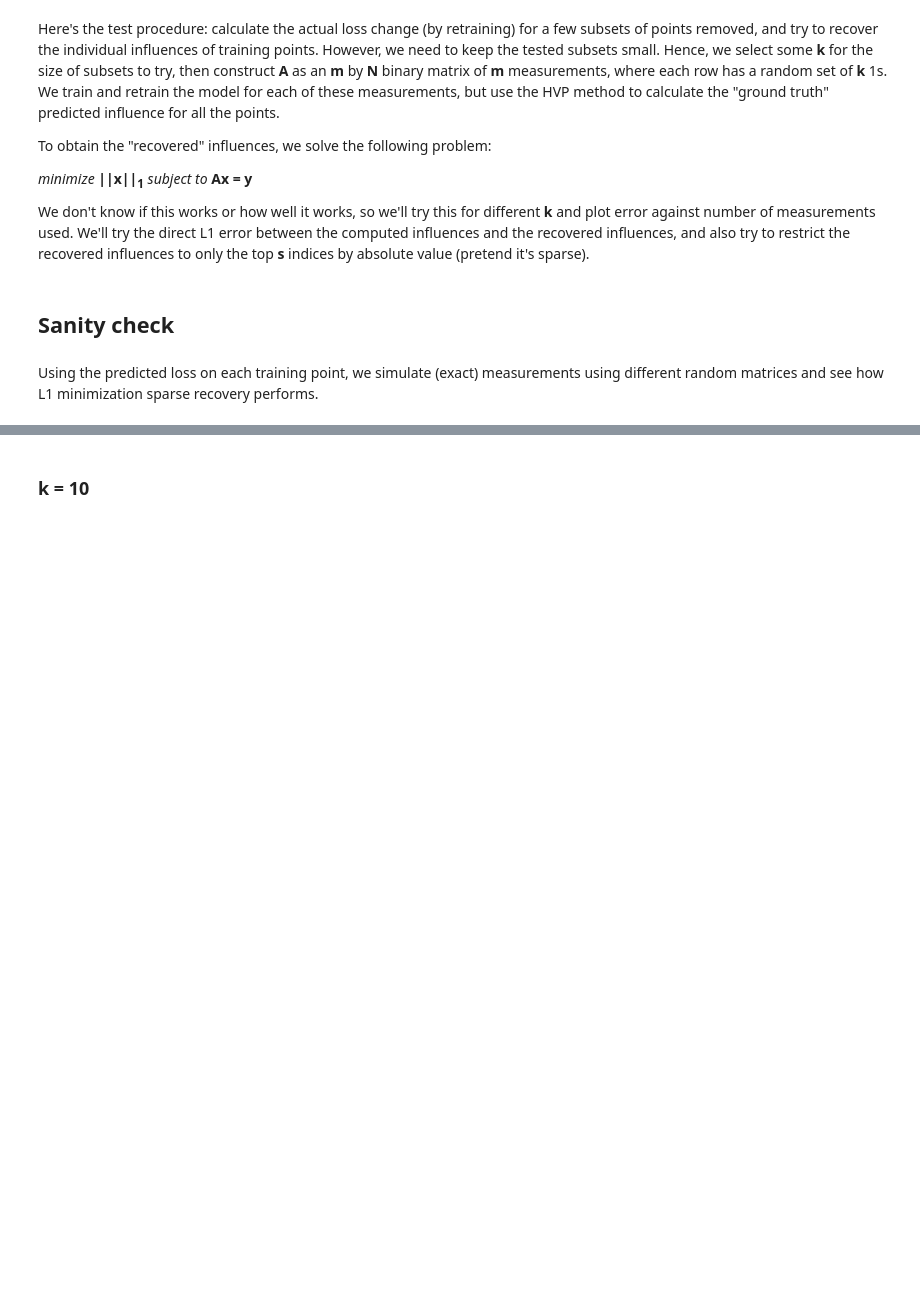
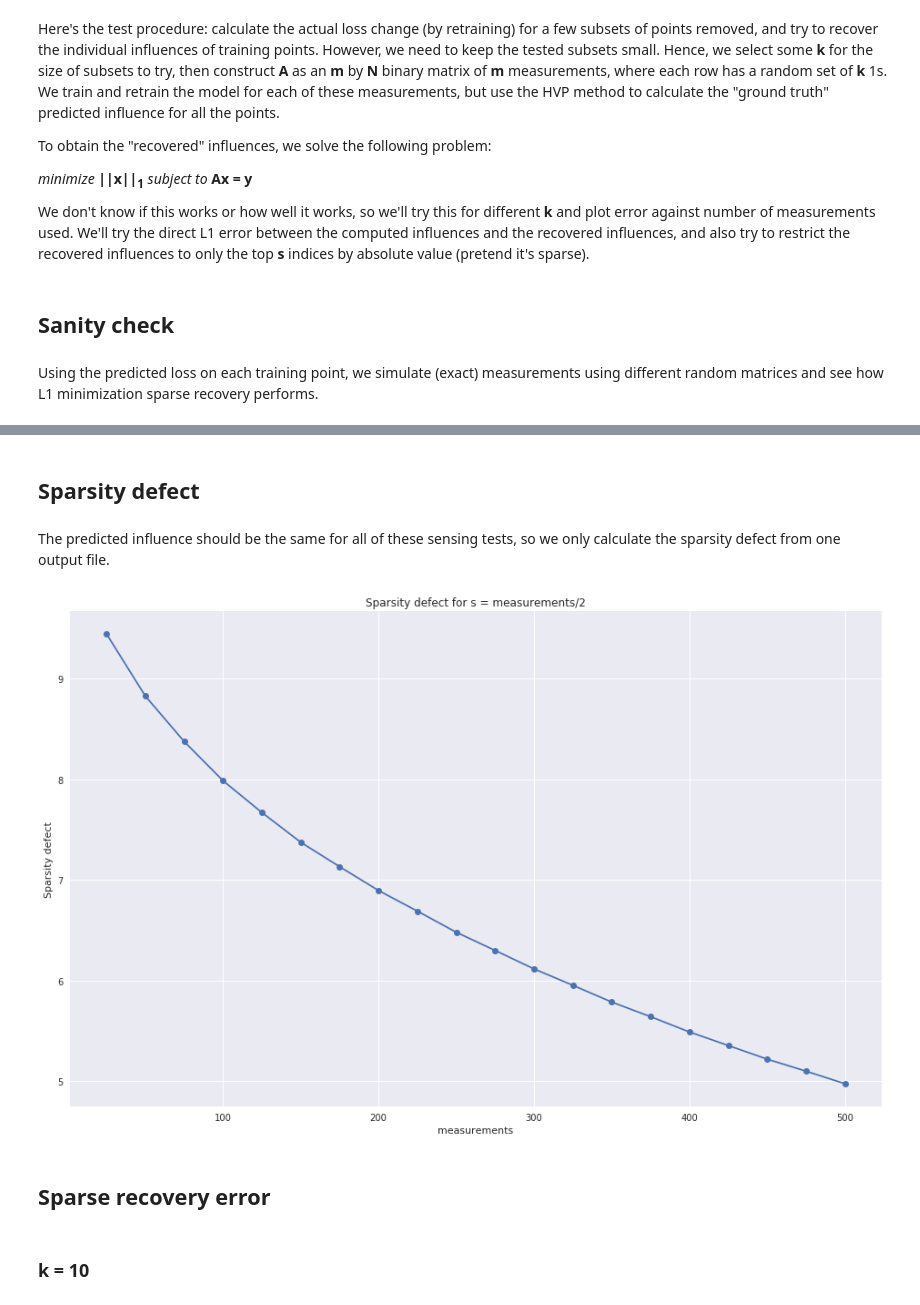
Before and after one commit to kohpangwei/influence-release, a Jupyter notebook: scripts/sensing.ipynb, the cells around one changed output, grey strips where cells are left out. Cells and saved outputs as stored; diff of their text form; code cells hidden in the pictures; blank space fills up the shorter version.

```diff
--- a/scripts/sensing.ipynb
+++ b/scripts/sensing.ipynb
@@ -75,4 +87,34 @@ def compressed_sensing(k, m=500, measurement_samples=20):
         axs[i].set_xlabel('measurements')
         axs[i].set_ylabel(metric)
         axs[i].legend()
+# %%
+def sparsity_defect(k, m=500, measurement_samples=20):
+    filename = "../output/mnist_logreg_sensing_{}_{}.npz".format(k, m)
+    data = np.load(filename)
+
+    N = data['all_loss_diffs'].shape[0]
+    x_hat = data['all_loss_diffs']
+    y = data['actual_loss_diffs']
+    indices_to_remove = data['indices_to_remove']
+
+    A = np.zeros((m, N))
+    for i in range(m):
+        A[i][indices_to_remove[i]] = 1
+
+    # Try using different numbers of measurements
+    measurements = np.arange(m, 0, -max(m // measurement_samples, 1))
+    # Sparsity defect if s = floor(M / 2)
+    sparsity_defect = np.zeros(len(measurements))
+
+    for i, M in enumerate(measurements):
+        s = M // 2
+        order = np.argsort(np.abs(x_hat))
+        sparsity_defect[i] = np.sum(np.abs(x_hat[order[:-s]]))
+
+    fig = plt.figure(figsize=(16, 10))
+
+    plt.plot(measurements, sparsity_defect, marker='o')
+    plt.title("Sparsity defect for s = measurements/2")
+    plt.xlabel('measurements')
+    plt.ylabel('Sparsity defect')
 # %%
@@ -224,3 +221,13 @@ Trying 10 measurements
+# %% [markdown]
+## Sparsity defect
+# %% [markdown]
+The predicted influence should be the same for all of these sensing tests, so we only calculate the sparsity defect from one output file.
+# %%
+sparsity_defect(10, 500)
+# %% [output]
+[figure, added]
+# %% [markdown]
+## Sparse recovery error
 # %% [markdown]
 ### k = 10
 # %%
```
Also changed, not shown: parts of 15 cells of this notebook.
